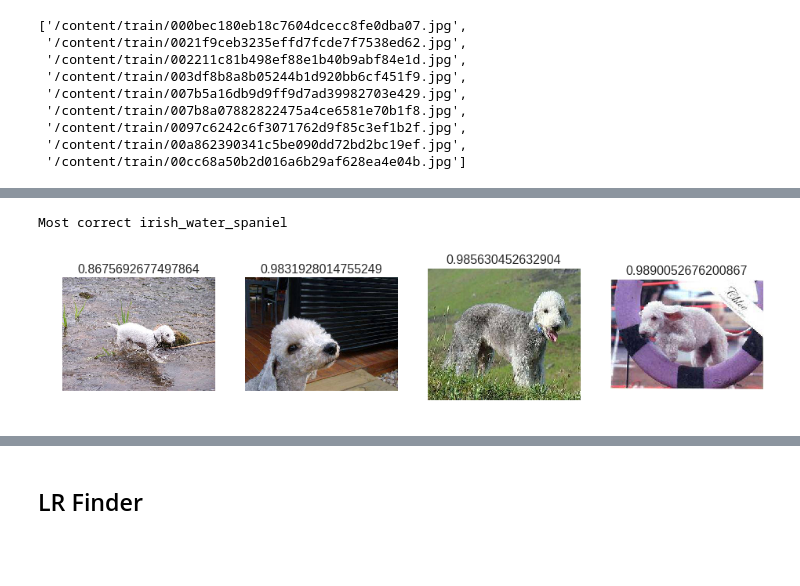
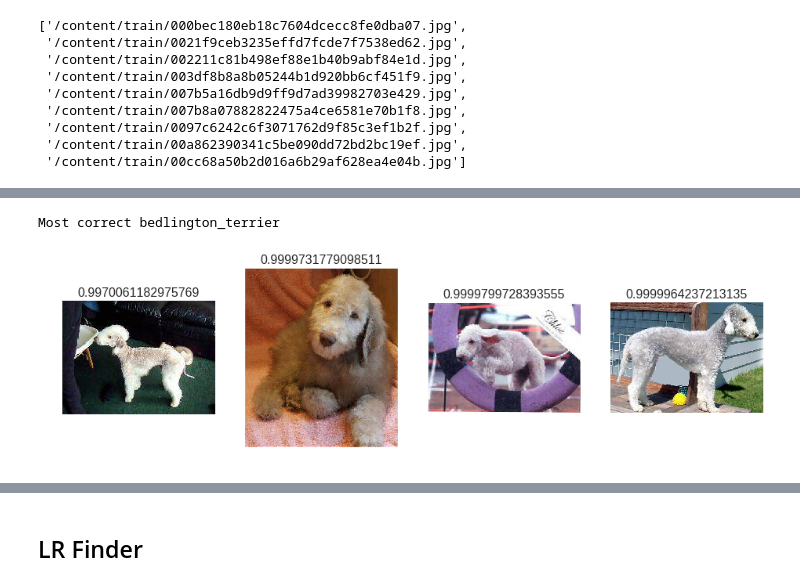
Before and after one commit to stanimman/Simple, a Jupyter notebook: Dog_Breed_Dataset_With_Plot_Analysis.ipynb, the cells around one changed output, grey strips where cells are left out. Drawn from its saved outputs; the diff is of its cells as text; code cells hidden in the pictures; blank space fills up the shorter version.

```diff
--- a/Dog_Breed_Dataset_With_Plot_Analysis.ipynb
+++ b/Dog_Breed_Dataset_With_Plot_Analysis.ipynb
@@ -211,5 +213,5 @@ valid_ds[0]
 # %%
 dataloaders = {"train": train_dl, "valid": valid_dl}
 # %%
-model = torchvision.models.resnet34(pretrained=True)
+model = torchvision.models.resnet101(pretrained=True)
 # %% [output]
@@ -421,7 +456,7 @@ df = pd.DataFrame(valid.groupby('id').idxmax(axis=1).reset_index()) # group by i
 classes = list(df.iloc[:,2])
 
 # Prob
-probs = [pred['log_pred'][idx][item] for idx,item in enumerate(val_y)]
+probs = [predictions['log_pred'][idx][item] for idx,item in enumerate(val_y)]
 
 # Preds_val
 preds = np.argmax(predictions["log_pred"], axis=1)
@@ -480,8 +511,8 @@ def most_by_correct(y, is_correct):
         mult = 1
     return most_by_mask(((preds == val_y)==is_correct) & (val_y == y), mult)
 # %%
-plot_val_with_title(most_by_correct(10, True), "Most correct "+classes[10])
+plot_val_with_title(most_by_correct(10, True), "Most correct "+valid.columns[11])
 # %% [output]
-Most correct irish_water_spaniel
+Most correct bedlington_terrier
-[figure, old version]
+[figure, new version]
 # %%
```
Also changed, not shown: parts of 70 cells of this notebook.
